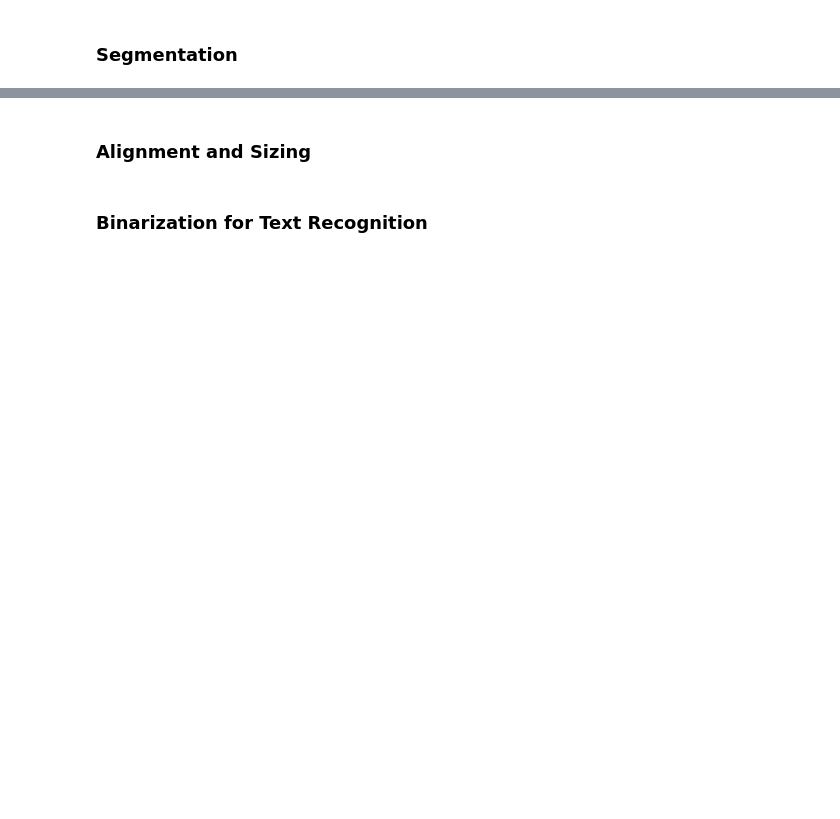
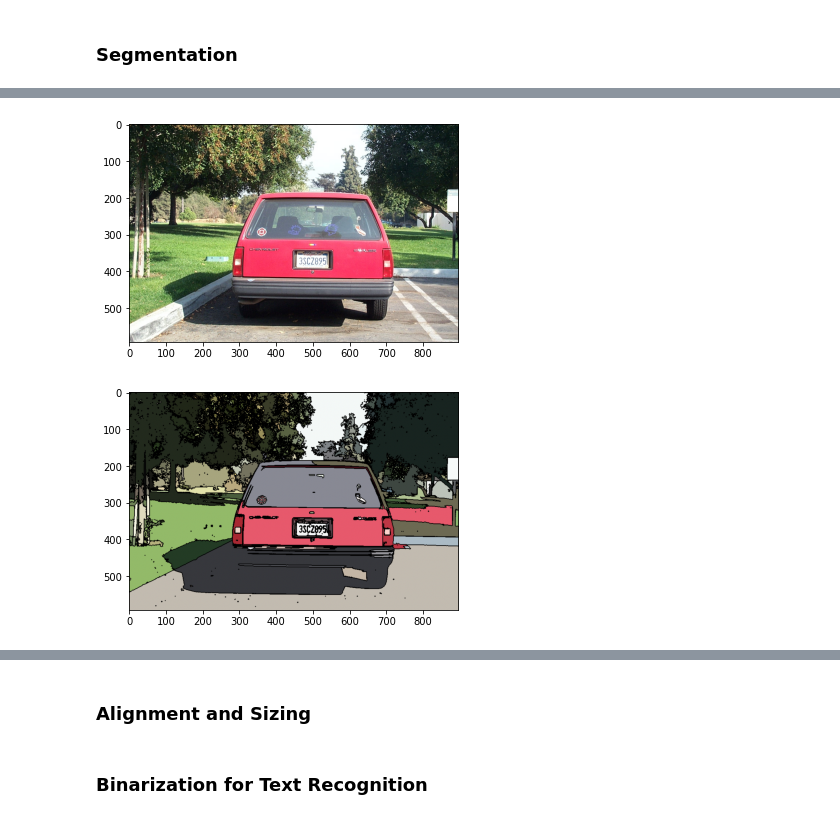
Before and after one commit to geometric-intelligence/ece278a, a Jupyter notebook: projects/FinalPorject/lic_plate_grab.ipynb, the cells around one changed output, grey strips where cells are left out. Cells and saved outputs as stored; diff of their text form; code cells hidden in the pictures; blank space fills up the shorter version.

```diff
--- a/projects/FinalPorject/lic_plate_grab.ipynb
+++ b/projects/FinalPorject/lic_plate_grab.ipynb
@@ -24,0 +99,12 @@ http://www.vision.caltech.edu/Image_Datasets/cars_markus/cars_markus.tar
+# %%
+from lib.img_seg import *
+
+img = img_load('data/image_0021.jpg')
+segmented_img = img_seg(img, 0.15)
+plt.imshow(img, cmap='gray')
+plt.show()
+plt.imshow(segmented_img,cmap='gray')
+plt.show()
+# %% [output]
+[figure, added]
+[figure, added]
```
Also changed, not shown: parts of 9 cells of this notebook, 6 other files.
